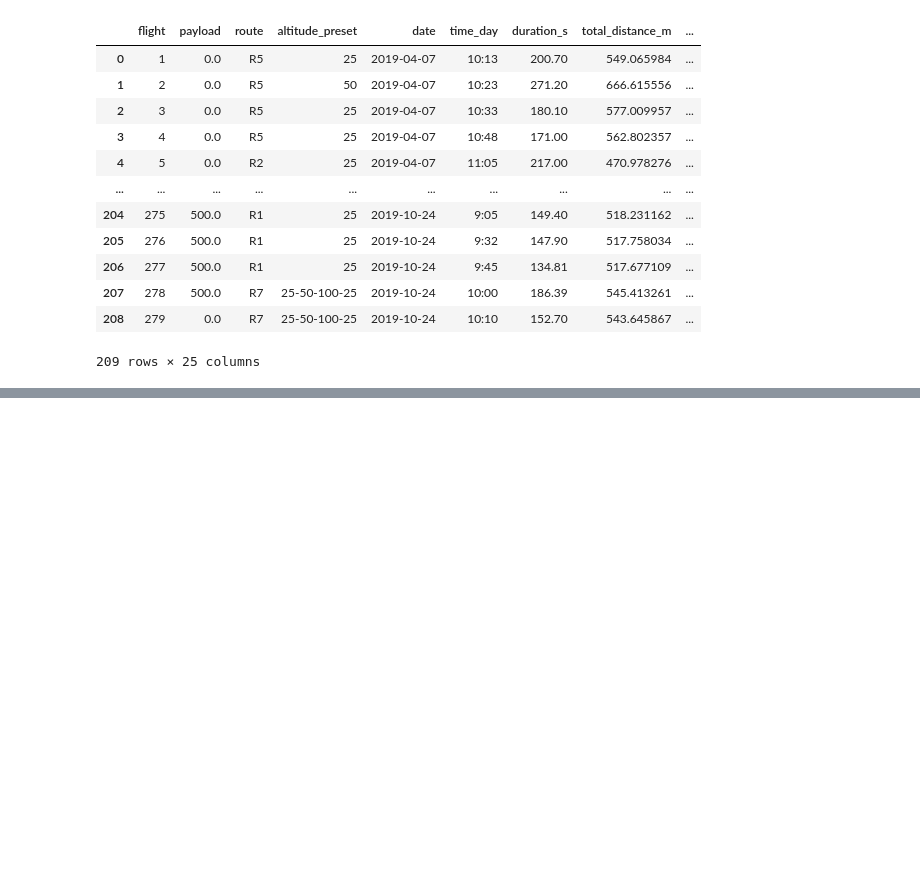
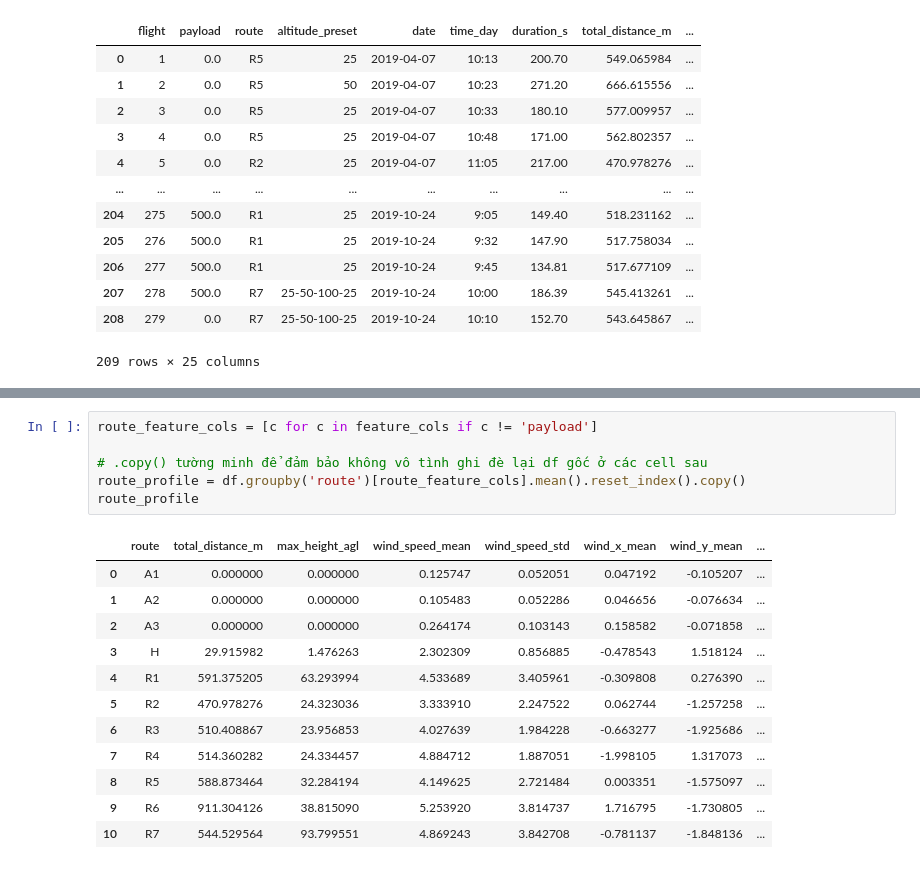
Before and after one commit to luunguyentankhai/Drone-Power-predict, a Jupyter notebook: eda/train.ipynb, the cells around one changed output, grey strips where cells are left out. Drawn from its saved outputs; the diff is of its cells as text; blank space fills up the shorter version.

```diff
--- a/eda/train.ipynb
+++ b/eda/train.ipynb
@@ -249,0 +356,19 @@ plt.show()
+# %%
+route_feature_cols = [c for c in feature_cols if c != 'payload']
+
+# .copy() tường minh để đảm bảo không vô tình ghi đè lại df gốc ở các cell sau
+route_profile = df.groupby('route')[route_feature_cols].mean().reset_index().copy()
+route_profile
+# %% [output]
+|  | route | total_distance_m | max_height_agl | wind_speed_mean | wind_speed_std | wind_x_mean | wind_y_mean | ... |
+| 0 | A1 | 0.000000 | 0.000000 | 0.125747 | 0.052051 | 0.047192 | -0.105207 | ... |
+| 1 | A2 | 0.000000 | 0.000000 | 0.105483 | 0.052286 | 0.046656 | -0.076634 | ... |
+| 2 | A3 | 0.000000 | 0.000000 | 0.264174 | 0.103143 | 0.158582 | -0.071858 | ... |
+| 3 | H | 29.915982 | 1.476263 | 2.302309 | 0.856885 | -0.478543 | 1.518124 | ... |
+| 4 | R1 | 591.375205 | 63.293994 | 4.533689 | 3.405961 | -0.309808 | 0.276390 | ... |
+| 5 | R2 | 470.978276 | 24.323036 | 3.333910 | 2.247522 | 0.062744 | -1.257258 | ... |
+| 6 | R3 | 510.408867 | 23.956853 | 4.027639 | 1.984228 | -0.663277 | -1.925686 | ... |
+| 7 | R4 | 514.360282 | 24.334457 | 4.884712 | 1.887051 | -1.998105 | 1.317073 | ... |
+| 8 | R5 | 588.873464 | 32.284194 | 4.149625 | 2.721484 | 0.003351 | -1.575097 | ... |
+| 9 | R6 | 911.304126 | 38.815090 | 5.253920 | 3.814737 | 1.716795 | -1.730805 | ... |
+| 10 | R7 | 544.529564 | 93.799551 | 4.869243 | 3.842708 | -0.781137 | -1.848136 | ... |
```
Also changed, not shown: parts of 21 cells of this notebook.
